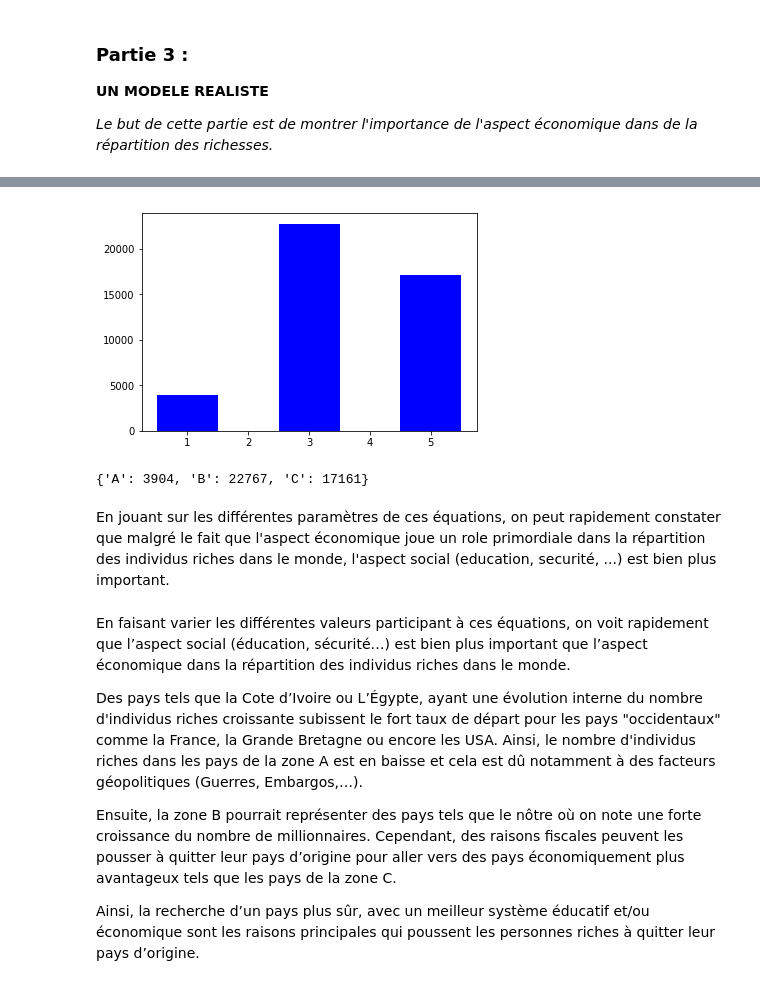
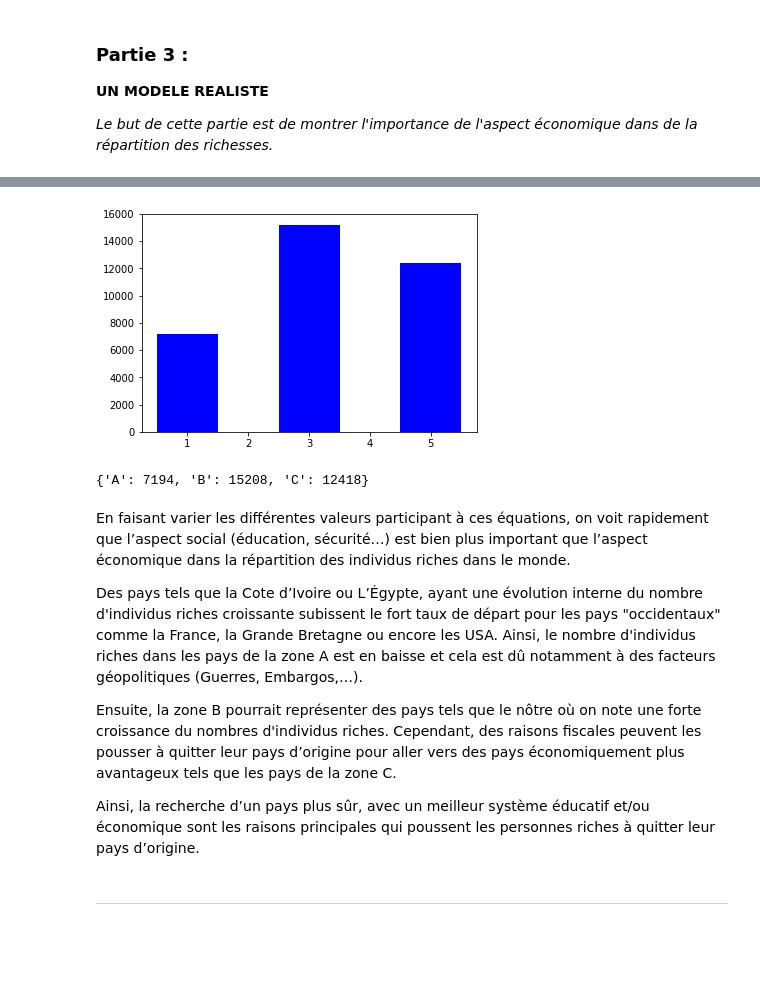
Before and after one commit to Nathceylon/ARE, a Jupyter notebook: notebookARE.ipynb, the cells around one changed output, grey strips where cells are left out. Drawn from its saved outputs; the diff is of its cells as text; code cells hidden in the pictures; blank space fills up the shorter version.

```diff
--- a/notebookARE.ipynb
+++ b/notebookARE.ipynb
@@ -253,34 +251,34 @@ evolution_tot(1)
 # %%
 import matplotlib.pyplot as plt
 import numpy as np
 
 #dict[char : int] : res
-res = evolution_tot(7)
+res = evolution_tot(3)
 
 fig = plt.figure()
 
 x = [1,2, 3, 4, 5]
 height = [res["A"],0,  res["B"],0 ,res["C"]]
 width = 1.0
 
 plt.bar(x, height, width, color='b' )
 
 
 plt.savefig('SimpleBar.png')
 plt.show()
 
 res
 # %% [output]
-[figure, old version]
+[figure, new version]
-{'A': 3904, 'B': 22767, 'C': 17161}
+{'A': 7194, 'B': 15208, 'C': 12418}
-# %% [markdown]
-En jouant sur les différentes paramètres de ces équations, on peut rapidement constater que malgré le fait que l'aspect économique joue un role primordiale dans la répartition des individus riches dans le monde, l'aspect social (education, securité, ...) est bien plus important.
 # %% [markdown]
 
 En faisant varier les différentes valeurs participant à ces équations, on voit rapidement que l’aspect social (éducation, sécurité…) est bien plus important que l’aspect économique dans la répartition des individus riches dans le monde.
 
 Des pays tels que la Cote d’Ivoire ou L’Égypte, ayant une évolution interne du nombre d'individus riches croissante subissent le fort taux de départ pour les pays "occidentaux" comme la France, la Grande Bretagne ou encore les USA. Ainsi, le nombre d'individus riches dans les pays de la zone A est en baisse et cela est dû notamment à des facteurs géopolitiques (Guerres, Embargos,…).
 
-Ensuite, la zone B pourrait représenter des pays tels que le nôtre où on note une forte croissance du nombre de millionnaires. Cependant, des raisons fiscales peuvent les pousser à quitter leur pays d’origine pour aller vers des pays économiquement plus avantageux tels que les pays de la zone C.
+Ensuite, la zone B pourrait représenter des pays tels que le nôtre où on note une forte croissance du nombres d'individus riches. Cependant, des raisons fiscales peuvent les pousser à quitter leur pays d’origine pour aller vers des pays économiquement plus avantageux tels que les pays de la zone C.
 
 Ainsi, la recherche d’un pays plus sûr, avec un meilleur système éducatif et/ou économique sont les raisons principales qui poussent les personnes riches à quitter leur pays d’origine.
+# %% [markdown]
+---------------------------------------------------------------------------------------------------------------------
```
Also changed, not shown: parts of 9 cells of this notebook.
